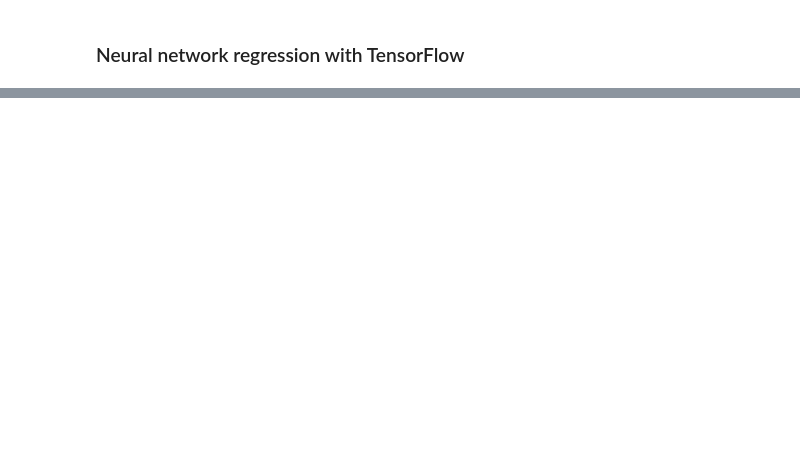
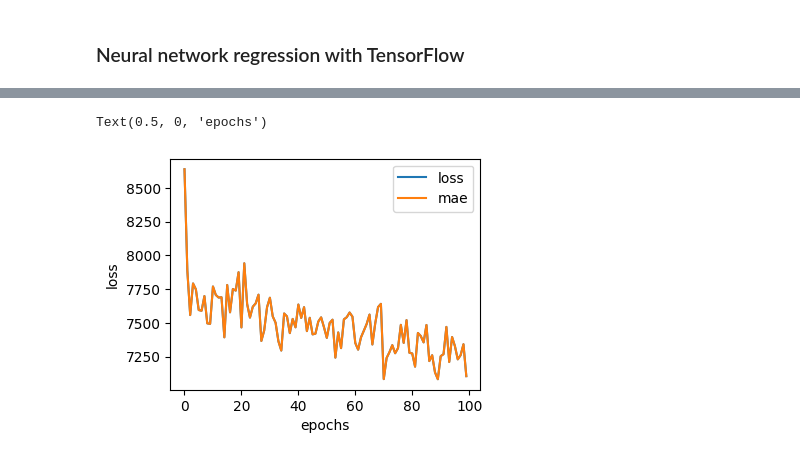
Before and after one commit to ManhDzungNguyen/TensorFlow-Zero-to-Mastery, a Jupyter notebook: test_TensorFlow_ZTM.ipynb, the cells around one changed output, grey strips where cells are left out. Cells and saved outputs as stored; diff of their text form; code cells hidden in the pictures; blank space fills up the shorter version.

```diff
--- a/test_TensorFlow_ZTM.ipynb
+++ b/test_TensorFlow_ZTM.ipynb
@@ -210,0 +216,7 @@ array([[30.158512]], dtype=float32)
+# %%
+pd.DataFrame(history_1.history).plot(figsize=(4,3))
+plt.ylabel("loss")
+plt.xlabel("epochs")
+# %% [output]
+Text(0.5, 0, 'epochs')
+[figure, added]
```
Also changed, not shown: parts of 35 cells of this notebook, 1 other file.
